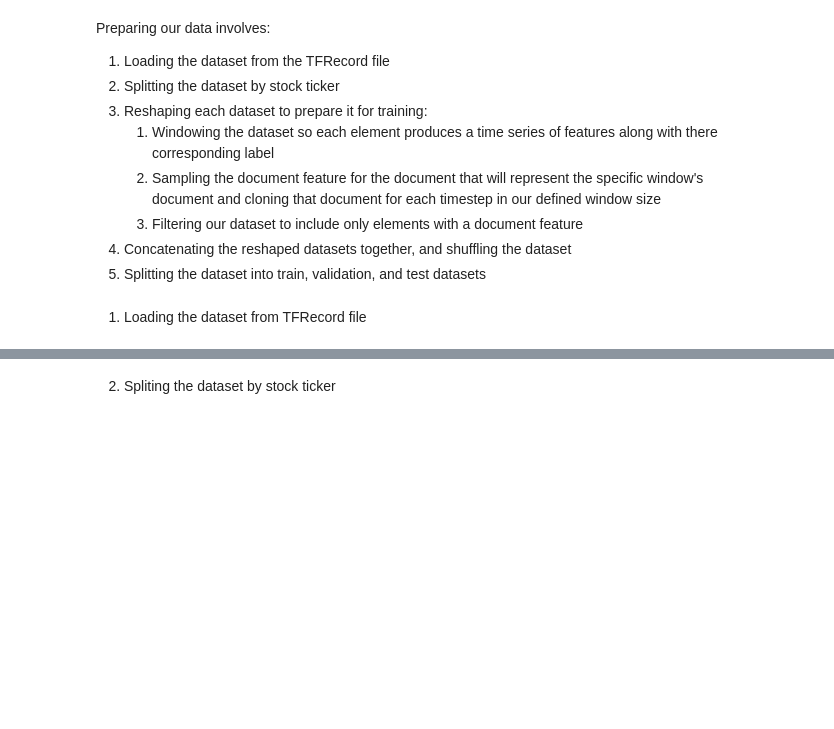
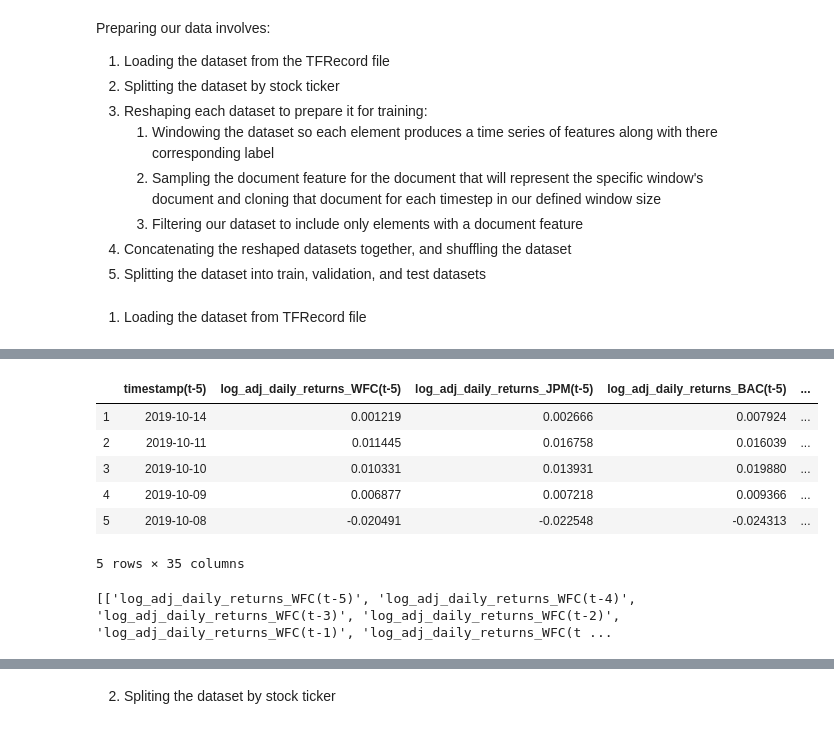
Before and after one commit to Evbor/Stock_Analysis, a Jupyter notebook: research/model_v1/FinTech.ipynb, the cells around one changed output, grey strips where cells are left out. Drawn from its saved outputs; the diff is of its cells as text; code cells hidden in the pictures; blank space fills up the shorter version.

```diff
--- a/research/model_v1/FinTech.ipynb
+++ b/research/model_v1/FinTech.ipynb
@@ -1892,0 +1978,18 @@ Preparing our data involves:
+# %%
+df = to_time_series(data_df, data_df.columns, n_trail=5)
+df.head()
+# %% [output]
+|  | timestamp(t-5) | log_adj_daily_returns_WFC(t-5) | log_adj_daily_returns_JPM(t-5) | log_adj_daily_returns_BAC(t-5) | ... |
+| 1 | 2019-10-14 | 0.001219 | 0.002666 | 0.007924 | ... |
+| 2 | 2019-10-11 | 0.011445 | 0.016758 | 0.016039 | ... |
+| 3 | 2019-10-10 | 0.010331 | 0.013931 | 0.019880 | ... |
+| 4 | 2019-10-09 | 0.006877 | 0.007218 | 0.009366 | ... |
+| 5 | 2019-10-08 | -0.020491 | -0.022548 | -0.024313 | ... |
+5 rows × 35 columns
+# %%
+column_names_by_ticker = [[name for name in df.columns if 'log_adj_daily_returns_' + t in name] for t in tickers]
+print(column_names_by_ticker)
+# Using only data from ticker WFC
+cols = column_names_by_ticker[0]
+# %% [output]
+[['log_adj_daily_returns_WFC(t-5)', 'log_adj_daily_returns_WFC(t-4)', 'log_adj_daily_returns_WFC(t-3)', 'log_adj_daily_returns_WFC(t-2)', 'log_adj_daily_returns_WFC(t-1)', 'log_adj_daily_returns_WFC(t ...
```
Also changed, not shown: parts of 17 cells of this notebook, 1 other file.
